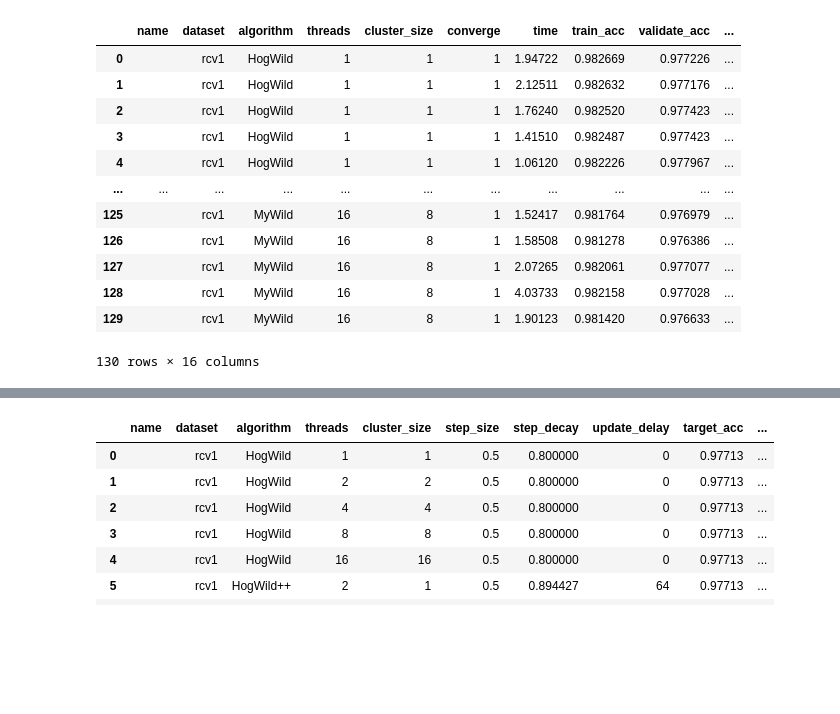
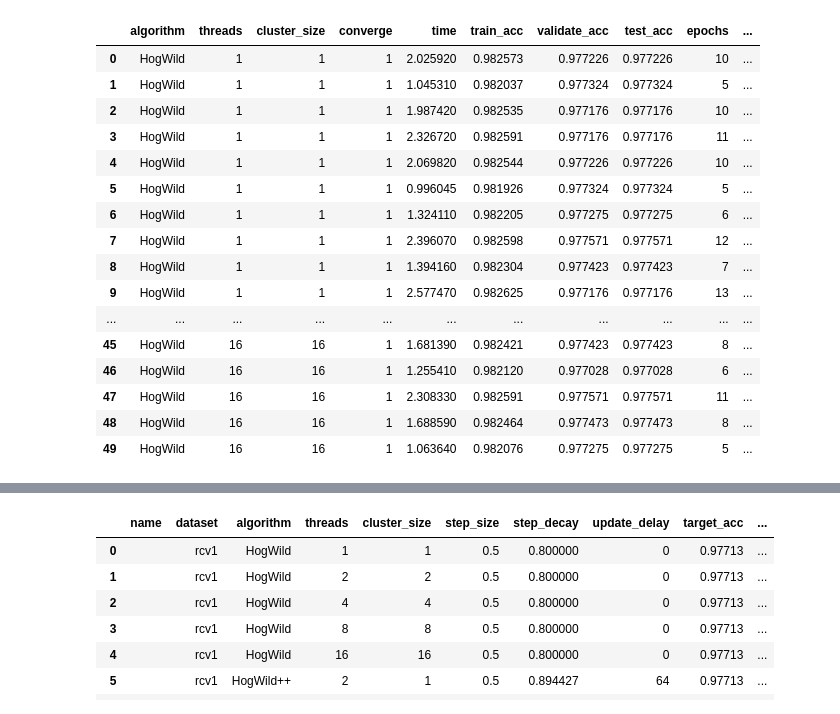
Before and after one commit to zuevmaxim/PSGD, a Jupyter notebook: analysis/analyse.ipynb, the cells around one changed output, grey strips where cells are left out. Cells and saved outputs as stored; diff of their text form; code cells hidden in the pictures; blank space fills up the shorter version.

```diff
--- a/analysis/analyse.ipynb
+++ b/analysis/analyse.ipynb
@@ -6,26 +7,26 @@ import pandas as pd
 # %%
-path = "../results/svm_0608-131720/"
+path = "../results/svm_0312-220047/"
 # %%
-full_df = pd.DataFrame(
-    columns=["name", "dataset", "algorithm", "threads", "cluster_size", "converge", "time", "train_acc", "validate_acc",
-             "test_acc", "epochs", "epoch_time", "step_size", "step_decay", "update_delay", "target_acc"])
+
 for dataset in ["rcv1"]:
-    df = pd.read_csv("{}/{}.csv".format(path, dataset), header=None, names=full_df.columns[2:])
-    df["dataset"] = [dataset] * df.shape[0]
-    df["name"] = [" "] * df.shape[0]
+    df = pd.read_csv("{}/{}.csv".format(path, dataset), header=None, names=full_df.columns)
     full_df = full_df.append(df, ignore_index=True)
 full_df
 # %% [output]
-|  | name | dataset | algorithm | threads | cluster_size | converge | time | train_acc | validate_acc | ... |
-| 0 |  | rcv1 | HogWild | 1 | 1 | 1 | 1.94722 | 0.982669 | 0.977226 | ... |
-| 1 |  | rcv1 | HogWild | 1 | 1 | 1 | 2.12511 | 0.982632 | 0.977176 | ... |
-| 2 |  | rcv1 | HogWild | 1 | 1 | 1 | 1.76240 | 0.982520 | 0.977423 | ... |
-| 3 |  | rcv1 | HogWild | 1 | 1 | 1 | 1.41510 | 0.982487 | 0.977423 | ... |
-| 4 |  | rcv1 | HogWild | 1 | 1 | 1 | 1.06120 | 0.982226 | 0.977967 | ... |
+|  | algorithm | threads | cluster_size | converge | time | train_acc | validate_acc | test_acc | epochs | ... |
+| 0 | HogWild | 1 | 1 | 1 | 2.025920 | 0.982573 | 0.977226 | 0.977226 | 10 | ... |
+| 1 | HogWild | 1 | 1 | 1 | 1.045310 | 0.982037 | 0.977324 | 0.977324 | 5 | ... |
+| 2 | HogWild | 1 | 1 | 1 | 1.987420 | 0.982535 | 0.977176 | 0.977176 | 10 | ... |
+| 3 | HogWild | 1 | 1 | 1 | 2.326720 | 0.982591 | 0.977176 | 0.977176 | 11 | ... |
+| 4 | HogWild | 1 | 1 | 1 | 2.069820 | 0.982544 | 0.977226 | 0.977226 | 10 | ... |
+| 5 | HogWild | 1 | 1 | 1 | 0.996045 | 0.981926 | 0.977324 | 0.977324 | 5 | ... |
+| 6 | HogWild | 1 | 1 | 1 | 1.324110 | 0.982205 | 0.977275 | 0.977275 | 6 | ... |
+| 7 | HogWild | 1 | 1 | 1 | 2.396070 | 0.982598 | 0.977571 | 0.977571 | 12 | ... |
+| 8 | HogWild | 1 | 1 | 1 | 1.394160 | 0.982304 | 0.977423 | 0.977423 | 7 | ... |
+| 9 | HogWild | 1 | 1 | 1 | 2.577470 | 0.982625 | 0.977176 | 0.977176 | 13 | ... |
 | ... | ... | ... | ... | ... | ... | ... | ... | ... | ... | ... |
-| 125 |  | rcv1 | MyWild | 16 | 8 | 1 | 1.52417 | 0.981764 | 0.976979 | ... |
-| 126 |  | rcv1 | MyWild | 16 | 8 | 1 | 1.58508 | 0.981278 | 0.976386 | ... |
-| 127 |  | rcv1 | MyWild | 16 | 8 | 1 | 2.07265 | 0.982061 | 0.977077 | ... |
-| 128 |  | rcv1 | MyWild | 16 | 8 | 1 | 4.03733 | 0.982158 | 0.977028 | ... |
-| 129 |  | rcv1 | MyWild | 16 | 8 | 1 | 1.90123 | 0.981420 | 0.976633 | ... |
+| 45 | HogWild | 16 | 16 | 1 | 1.681390 | 0.982421 | 0.977423 | 0.977423 | 8 | ... |
+| 46 | HogWild | 16 | 16 | 1 | 1.255410 | 0.982120 | 0.977028 | 0.977028 | 6 | ... |
+| 47 | HogWild | 16 | 16 | 1 | 2.308330 | 0.982591 | 0.977571 | 0.977571 | 11 | ... |
+| 48 | HogWild | 16 | 16 | 1 | 1.688590 | 0.982464 | 0.977473 | 0.977473 | 8 | ... |
+| 49 | HogWild | 16 | 16 | 1 | 1.063640 | 0.982076 | 0.977275 | 0.977275 | 5 | ... |
-130 rows × 16 columns
```
Also changed, not shown: parts of 4 cells of this notebook, 2 other files.
